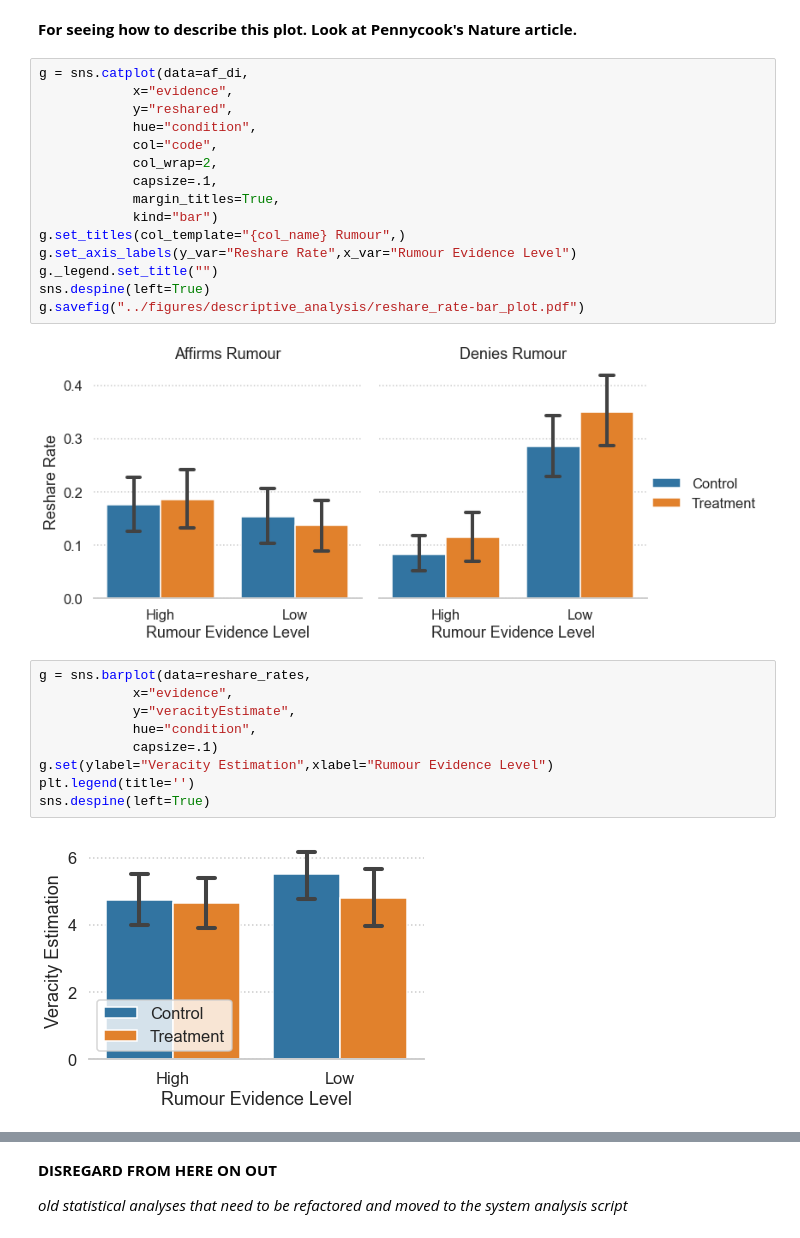
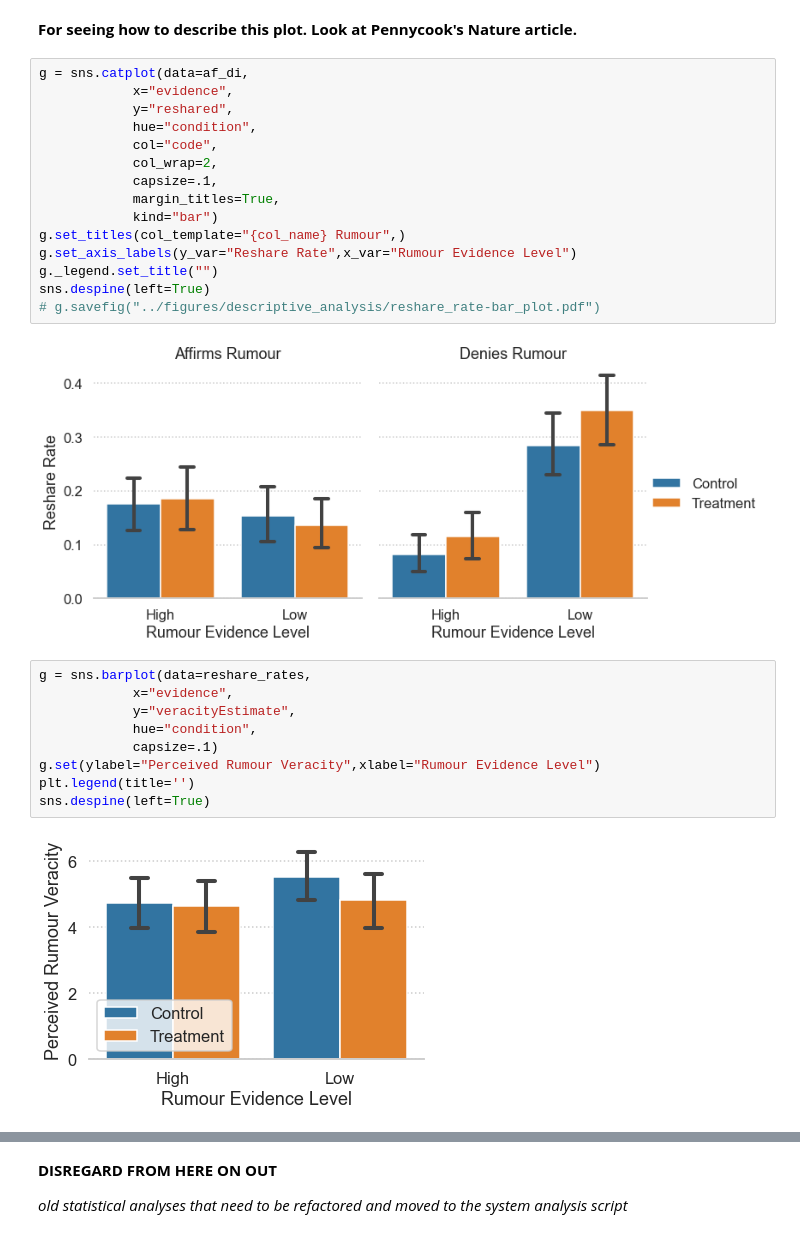
Before and after one commit to cameron-raymond/SDS-Thesis, a Jupyter notebook: notebooks/Descriptive_Analysis.ipynb, the cells around one changed output, grey strips where cells are left out. Saved outputs shown, nothing was run; the diff lists cells and outputs as text.

```diff
--- a/notebooks/Descriptive_Analysis.ipynb
+++ b/notebooks/Descriptive_Analysis.ipynb
@@ -193,17 +193,17 @@ g.set_titles(col_template="{col_name} Rumour",)
 g.set_axis_labels(y_var="Reshare Rate",x_var="Rumour Evidence Level")
 g._legend.set_title("")
 sns.despine(left=True)
-g.savefig("../figures/descriptive_analysis/reshare_rate-bar_plot.pdf")
+# g.savefig("../figures/descriptive_analysis/reshare_rate-bar_plot.pdf")
 # %% [output]
 [figure]
 # %%
 g = sns.barplot(data=reshare_rates,
             x="evidence",
             y="veracityEstimate",
             hue="condition",
             capsize=.1)
-g.set(ylabel="Veracity Estimation",xlabel="Rumour Evidence Level")
+g.set(ylabel="Perceived Rumour Veracity",xlabel="Rumour Evidence Level")
 plt.legend(title='')
 sns.despine(left=True)
 # %% [output]
-[figure, old version]
+[figure, new version]
```
Also changed, not shown: parts of 4 cells of this notebook, 4 other files.
